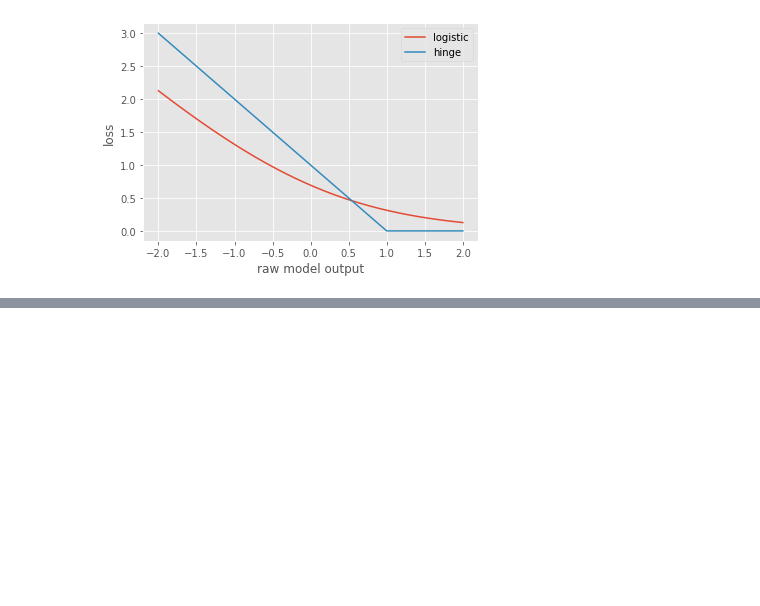
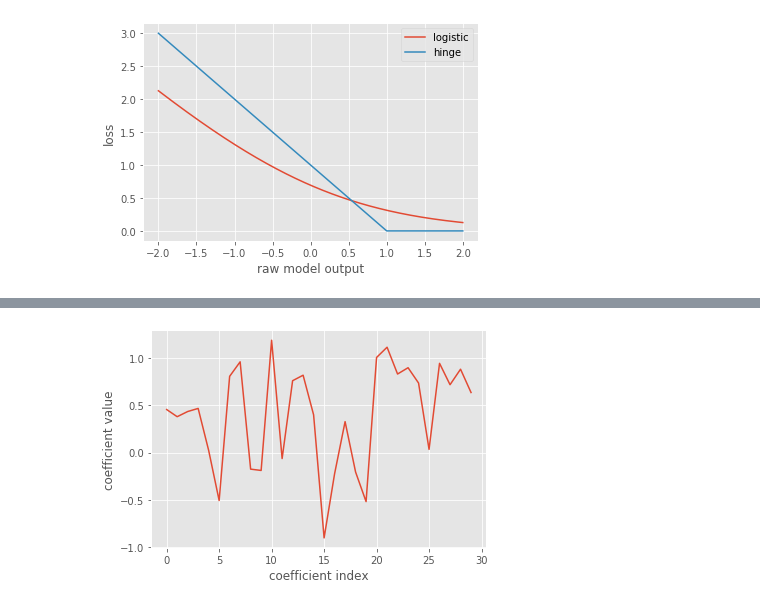
Before and after one commit to etherion-1337/Machine_Learning_basics, a Jupyter notebook: python_scikit_learn.ipynb, the cells around one changed output, grey strips where cells are left out. Cells and saved outputs as stored; diff of their text form; code cells hidden in the pictures; blank space fills up the shorter version.

```diff
--- a/python_scikit_learn.ipynb
+++ b/python_scikit_learn.ipynb
@@ -4551,0 +4638,7 @@ plt.show()
+# %%
+plt.plot(lr_L2.coef_.flatten())
+plt.xlabel("coefficient index")
+plt.ylabel("coefficient value")
+plt.show()
+# %% [output]
+[figure, added]
```
Also changed, not shown: parts of 4 cells of this notebook.
